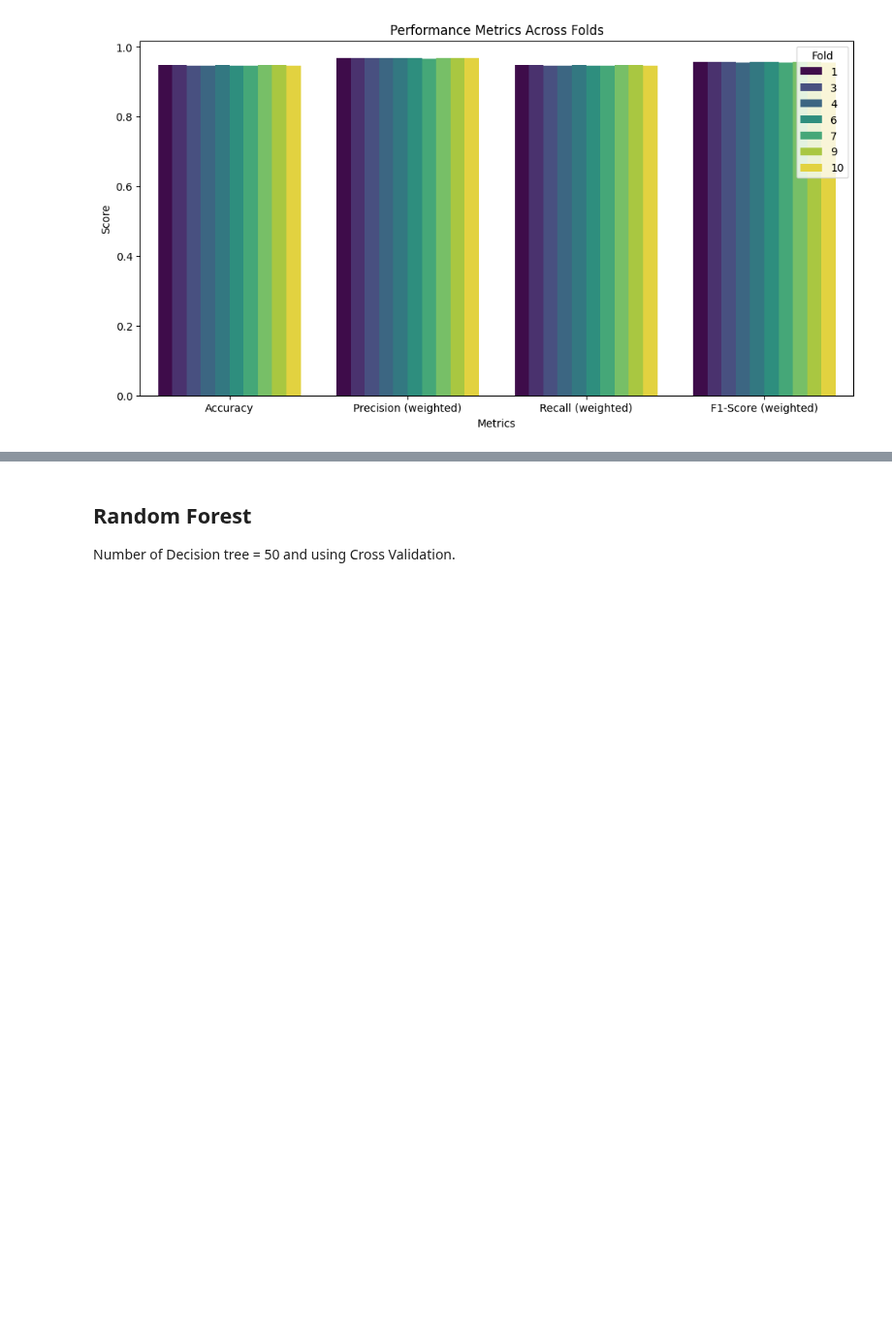
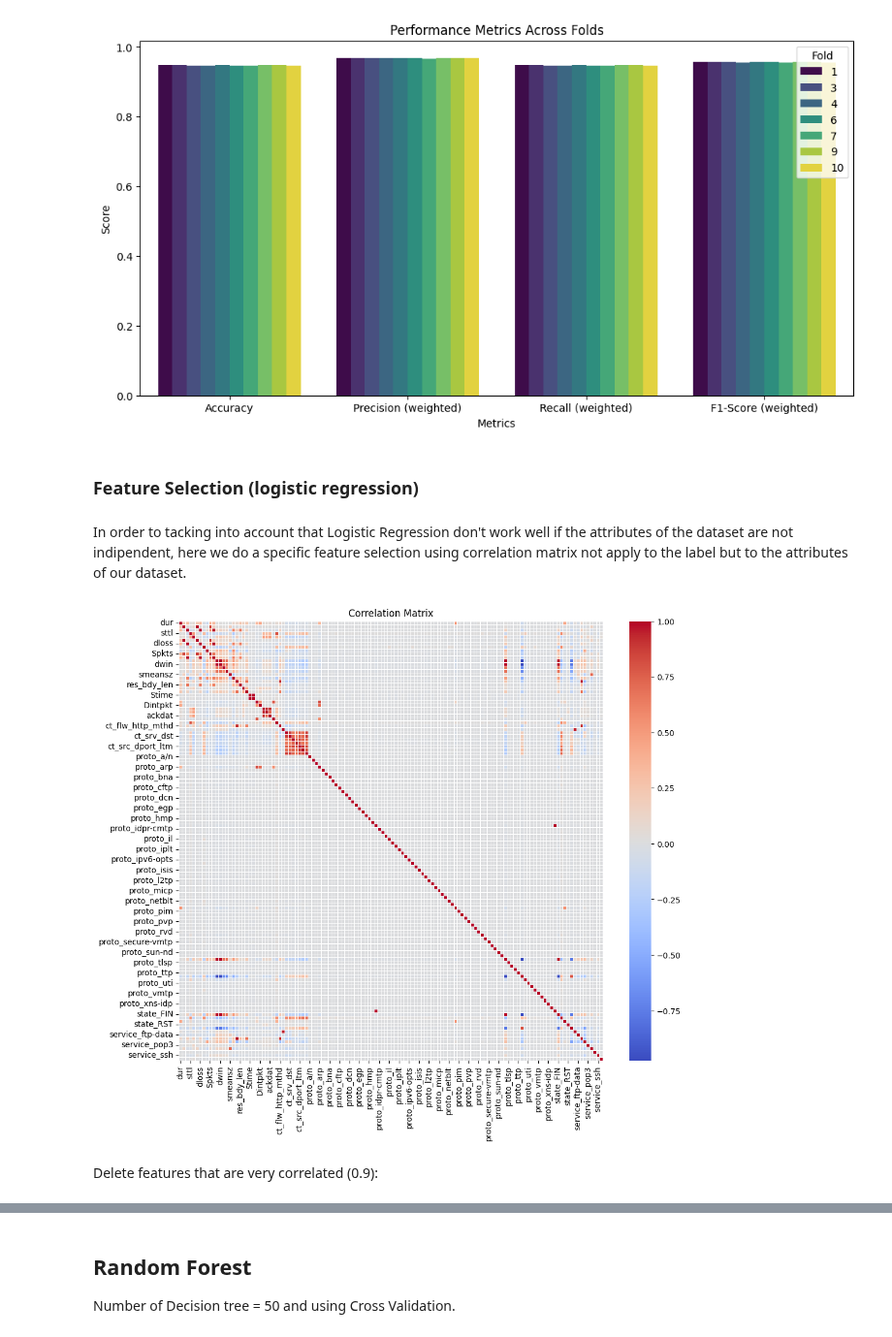
Before and after one commit to Mugna46/AI_project, a Jupyter notebook: AI.ipynb, the cells around one changed output, grey strips where cells are left out. Shown at 97% size. Cells and saved outputs as stored; diff of their text form; code cells hidden in the pictures; blank space fills up the shorter version.

Commit message:
feat(notebook): add feature selction for logistic regression

```diff
--- a/AI.ipynb
+++ b/AI.ipynb
@@ -1199,3 +1197,17 @@ plt.legend(title="Fold", loc="upper right")
 plt.show()
 # %% [output]
 [figure]
+# %% [markdown]
+### Feature Selection (logistic regression)
+# %% [markdown]
+In order to tacking into account that Logistic Regression don't work well if the attributes of the dataset are not indipendent, here we do a specific feature selection using correlation matrix not apply to the label but to the attributes of our dataset.
+# %%
+correlation_matrix = train_x.corr()
+plt.figure(figsize=(12, 10))
+sns.heatmap(correlation_matrix, annot=False, cmap="coolwarm", linewidths=0.5)
+plt.title("Correlation Matrix")
+plt.show()
+# %% [output]
+[figure, added]
+# %% [markdown]
+Delete features that are very correlated (0.9):
```
Also changed, not shown: parts of 9 cells of this notebook.
